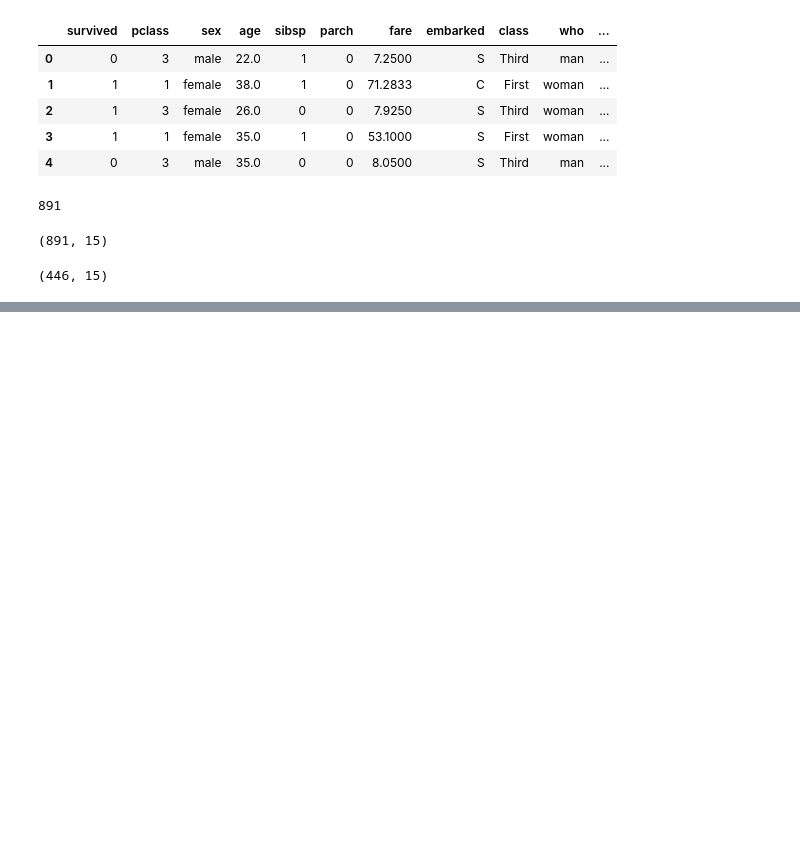
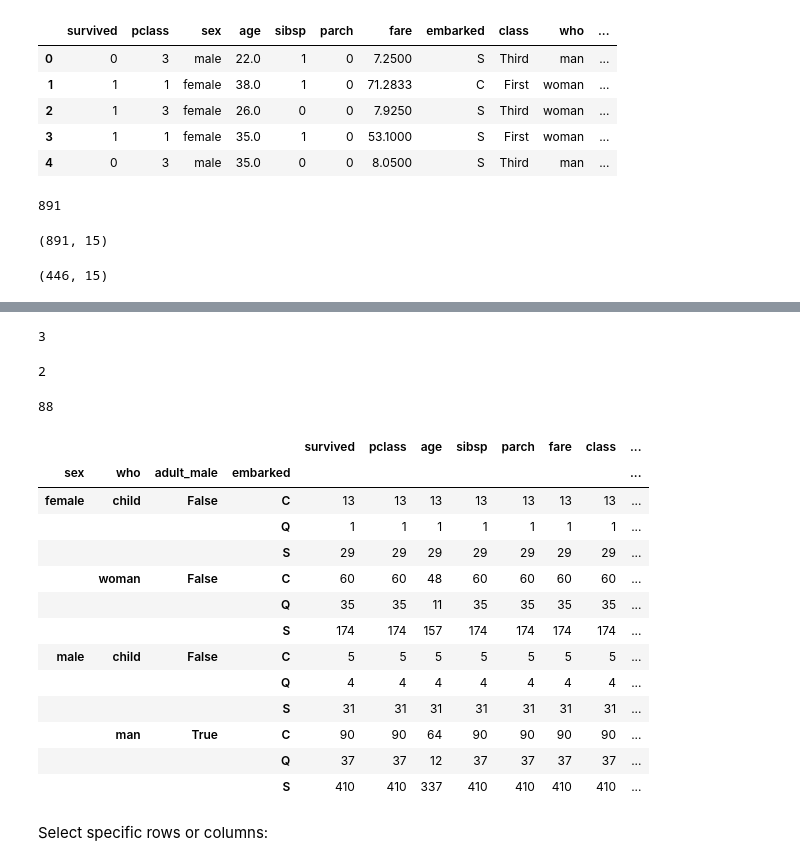
Before and after one commit to summaiyazafar/Learning, a Jupyter notebook: pandas/day1.ipynb, the cells around one changed output, grey strips where cells are left out. Drawn from its saved outputs; the diff is of its cells as text; code cells hidden in the pictures; blank space fills up the shorter version.

Commit message:
Mastering_pandas_lib_EDA

```diff
--- a/pandas/day1.ipynb
+++ b/pandas/day1.ipynb
@@ -401,0 +630,5 @@ boat_2=df.drop(boat_1.index)
+# %%
+import pandas as pd
+import seaborn as sns
+df=sns.load_dataset("titanic")
+df.head()
@@ -401,0 +674,31 @@ boat_2=df.drop(boat_1.index)
+# %%
+len(df.groupby("who").count())
+# %% [output]
+3
+# %%
+len(df.groupby("sex").count())
+# %% [output]
+2
+# %%
+len(df.groupby("age").count())
+# %% [output]
+88
+# %%
+df.groupby(['sex', "who", "adult_male", 'embarked']).count()
+# %% [output]
+|  |  |  |  | survived | pclass | age | sibsp | parch | fare | class | ... |
+| sex | who | adult_male | embarked |  |  |  |  |  |  |  | ... |
+| female | child | False | C | 13 | 13 | 13 | 13 | 13 | 13 | 13 | ... |
+|  |  |  | Q | 1 | 1 | 1 | 1 | 1 | 1 | 1 | ... |
+|  |  |  | S | 29 | 29 | 29 | 29 | 29 | 29 | 29 | ... |
+|  | woman | False | C | 60 | 60 | 48 | 60 | 60 | 60 | 60 | ... |
+|  |  |  | Q | 35 | 35 | 11 | 35 | 35 | 35 | 35 | ... |
+|  |  |  | S | 174 | 174 | 157 | 174 | 174 | 174 | 174 | ... |
+| male | child | False | C | 5 | 5 | 5 | 5 | 5 | 5 | 5 | ... |
+|  |  |  | Q | 4 | 4 | 4 | 4 | 4 | 4 | 4 | ... |
+|  |  |  | S | 31 | 31 | 31 | 31 | 31 | 31 | 31 | ... |
+|  | man | True | C | 90 | 90 | 64 | 90 | 90 | 90 | 90 | ... |
+|  |  |  | Q | 37 | 37 | 12 | 37 | 37 | 37 | 37 | ... |
+|  |  |  | S | 410 | 410 | 337 | 410 | 410 | 410 | 410 | ... |
+# %% [markdown]
+Select specific rows or columns:
```
Also changed, not shown: parts of 70 cells of this notebook, 1 other file.
